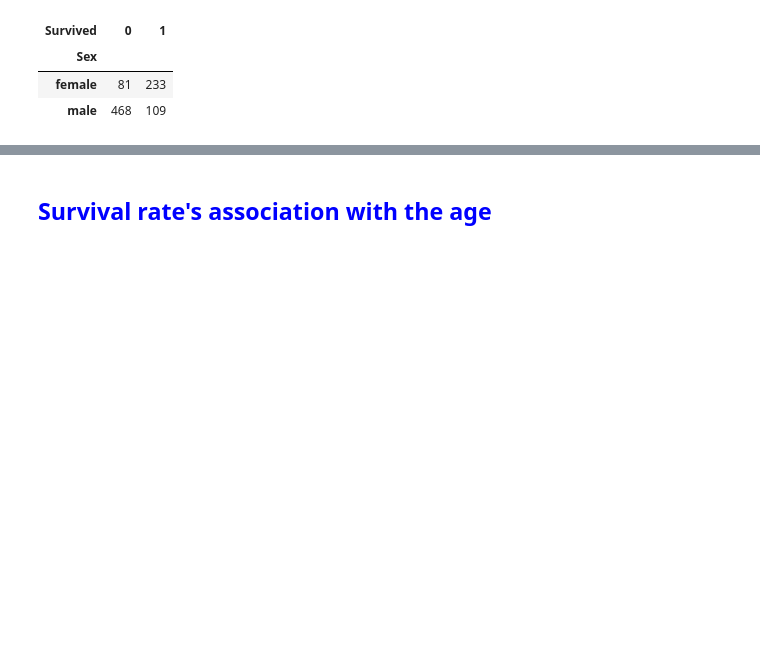
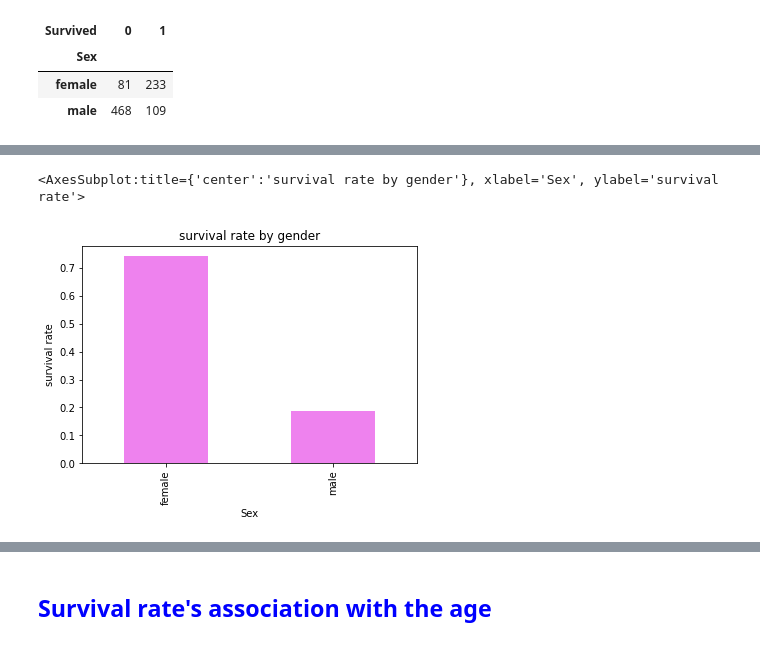
Before and after one commit to amoueslati/TitanicDSProject, a Jupyter notebook: src/Assignment_3_Part_2.ipynb, the cells around one changed output, grey strips where cells are left out. Drawn from its saved outputs; the diff is of its cells as text; code cells hidden in the pictures; blank space fills up the shorter version.

```diff
--- a/src/Assignment_3_Part_2.ipynb
+++ b/src/Assignment_3_Part_2.ipynb
@@ -302,0 +209,5 @@ stats.chi2_contingency(sex_survived_tab)
+# %%
+gender_survival_table2.plot(kind='bar',ylabel="survival rate",title="survival rate by gender", color="violet")
+# %% [output]
+<AxesSubplot:title={'center':'survival rate by gender'}, xlabel='Sex', ylabel='survival rate'>
+[figure, added]
```
Also changed, not shown: parts of 55 cells of this notebook.
